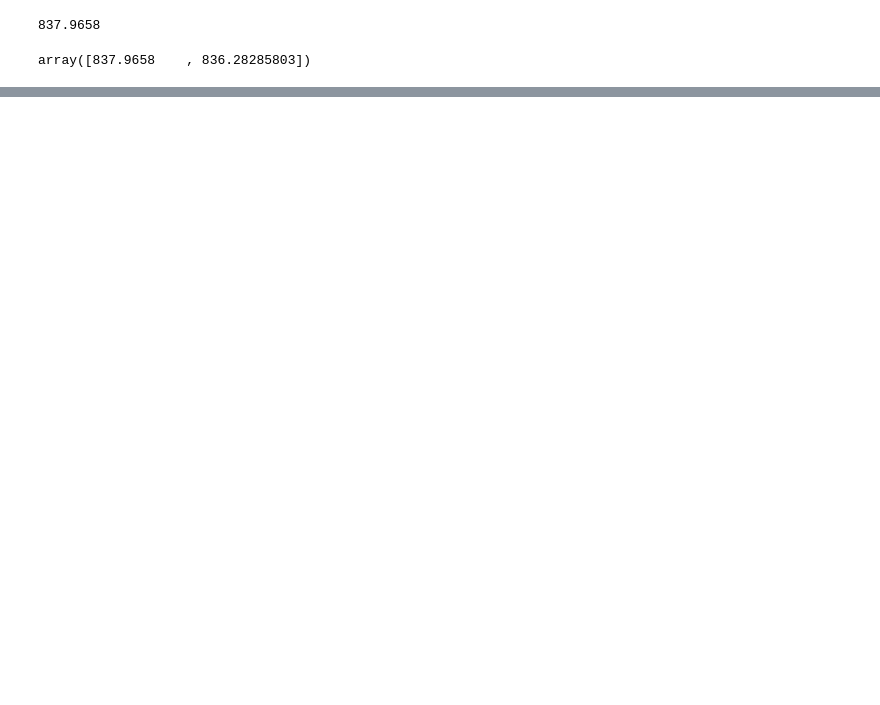
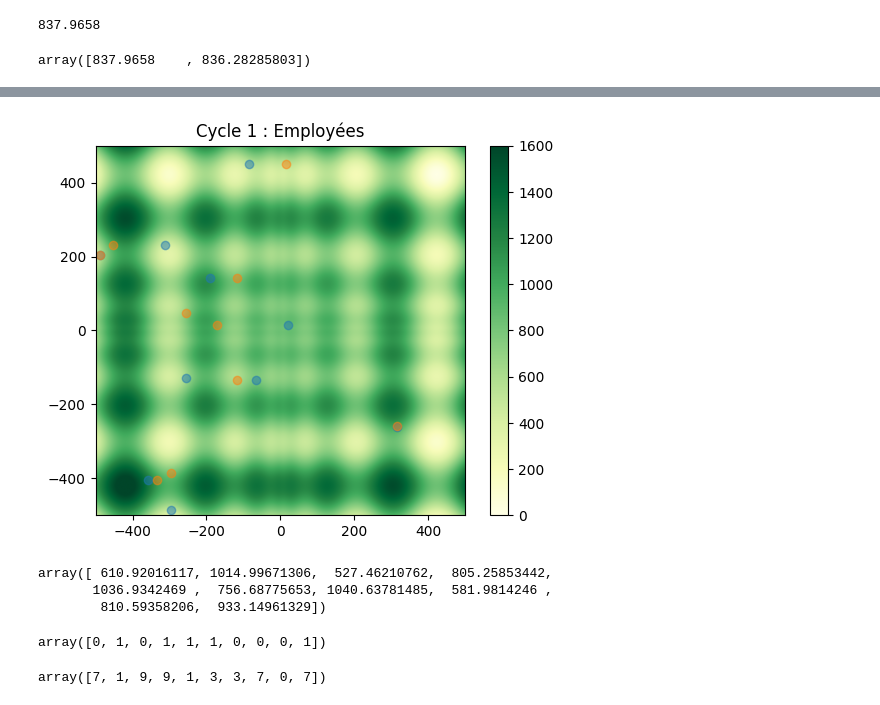
Before and after one commit to Electrom500/Metaheuristiques, a Jupyter notebook: abeilles/abeilles.ipynb, the cells around one changed output, grey strips where cells are left out. Drawn from its saved outputs; the diff is of its cells as text; code cells hidden in the pictures; blank space fills up the shorter version.

```diff
--- a/abeilles/abeilles.ipynb
+++ b/abeilles/abeilles.ipynb
@@ -84,0 +215,28 @@ plt.show()
+# %%
+fig = plot_bees(Z, sources, employed, title="Cycle 1 : Employées")
+fig.savefig(path / "2_employed.png", dpi=300, transparent=True, bbox_inches="tight")
+# %% [output]
+[figure, added]
+# %%
+# Check value of objective function for employees, update sources as necessary
+employed_objective = compute_objective(employed)
+employed_objective
+# %% [output]
+array([ 610.92016117, 1014.99671306,  527.46210762,  805.25853442,
+       1036.9342469 ,  756.68775653, 1040.63781485,  581.9814246 ,
+        810.59358206,  933.14961329])
+# %%
+# Update each source
+previous_sources = sources.copy()
+
+sources, source_objective, failure = update_sources(
+    sources, source_objective, failure, employed, employed_objective
+)
+failure
+# %% [output]
+array([0, 1, 0, 1, 1, 1, 0, 0, 0, 1])
+# %%
+onlookers, onlooker_sources = assign_onlookers(sources, source_objective, rng)
+onlooker_sources
+# %% [output]
+array([7, 1, 9, 9, 1, 3, 3, 7, 0, 7])
```
Also changed, not shown: parts of 31 cells of this notebook, 2 other files.
